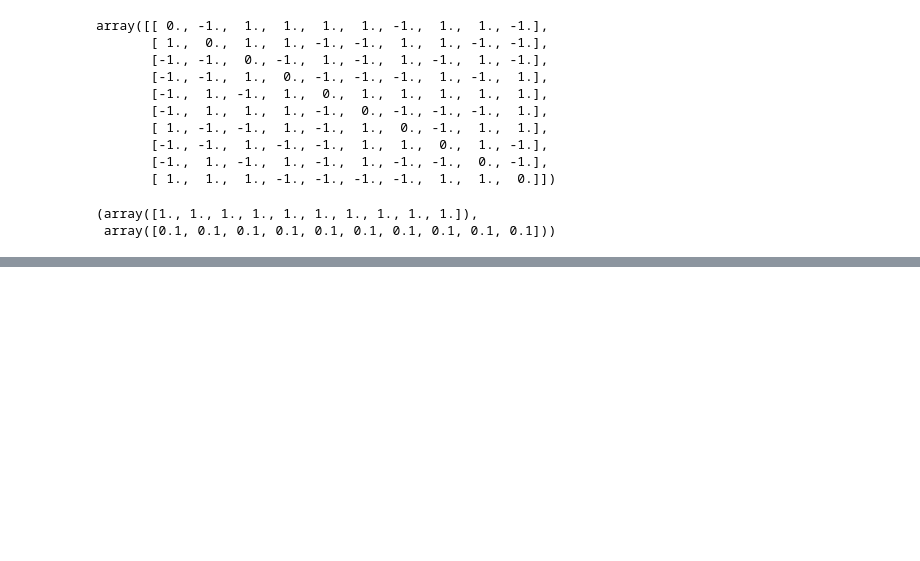
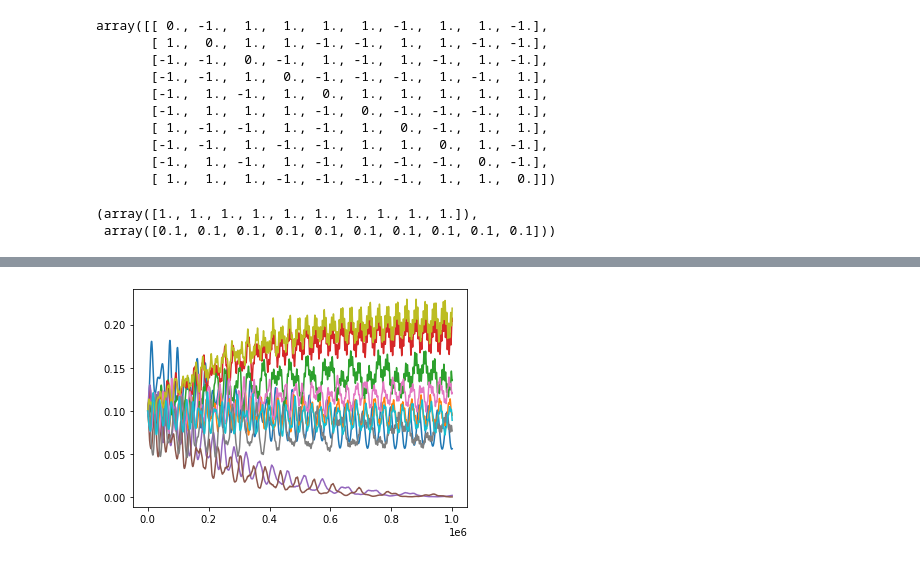
Before and after one commit to snarles/misc, a Jupyter notebook: game_design/victory_points_balancing.ipynb, the cells around one changed output, grey strips where cells are left out. Saved outputs shown, nothing was run; the diff lists cells and outputs as text; code cells hidden in the pictures; blank space fills up the shorter version.

```diff
--- a/game_design/victory_points_balancing.ipynb
+++ b/game_design/victory_points_balancing.ipynb
@@ -88,0 +157,5 @@ plt.plot(all_rewards)
+# %%
+plt.plot(all_probs)
+plt.show()
+# %% [output]
+[figure, added]
```
Also changed, not shown: parts of 13 cells of this notebook, 3 other files.
